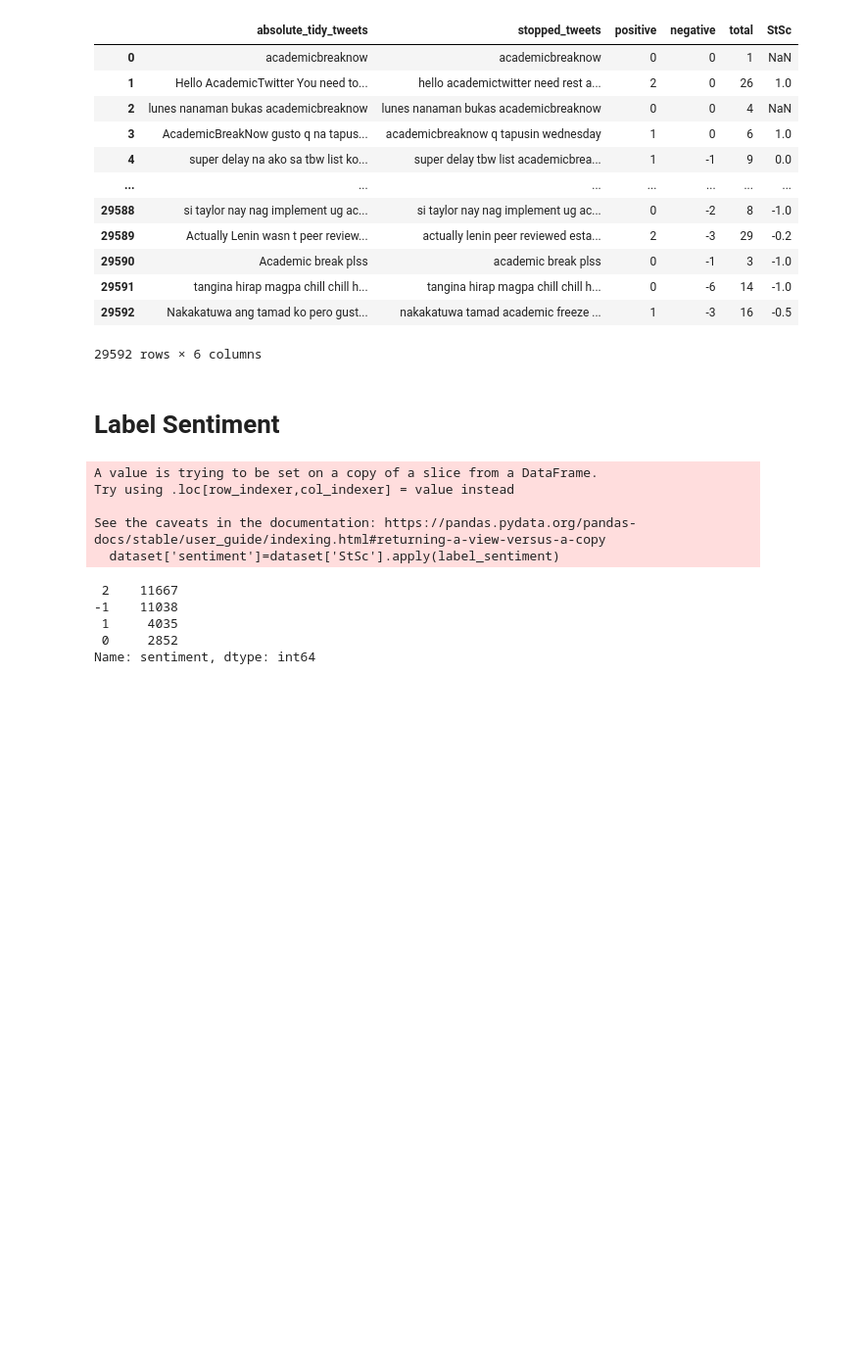
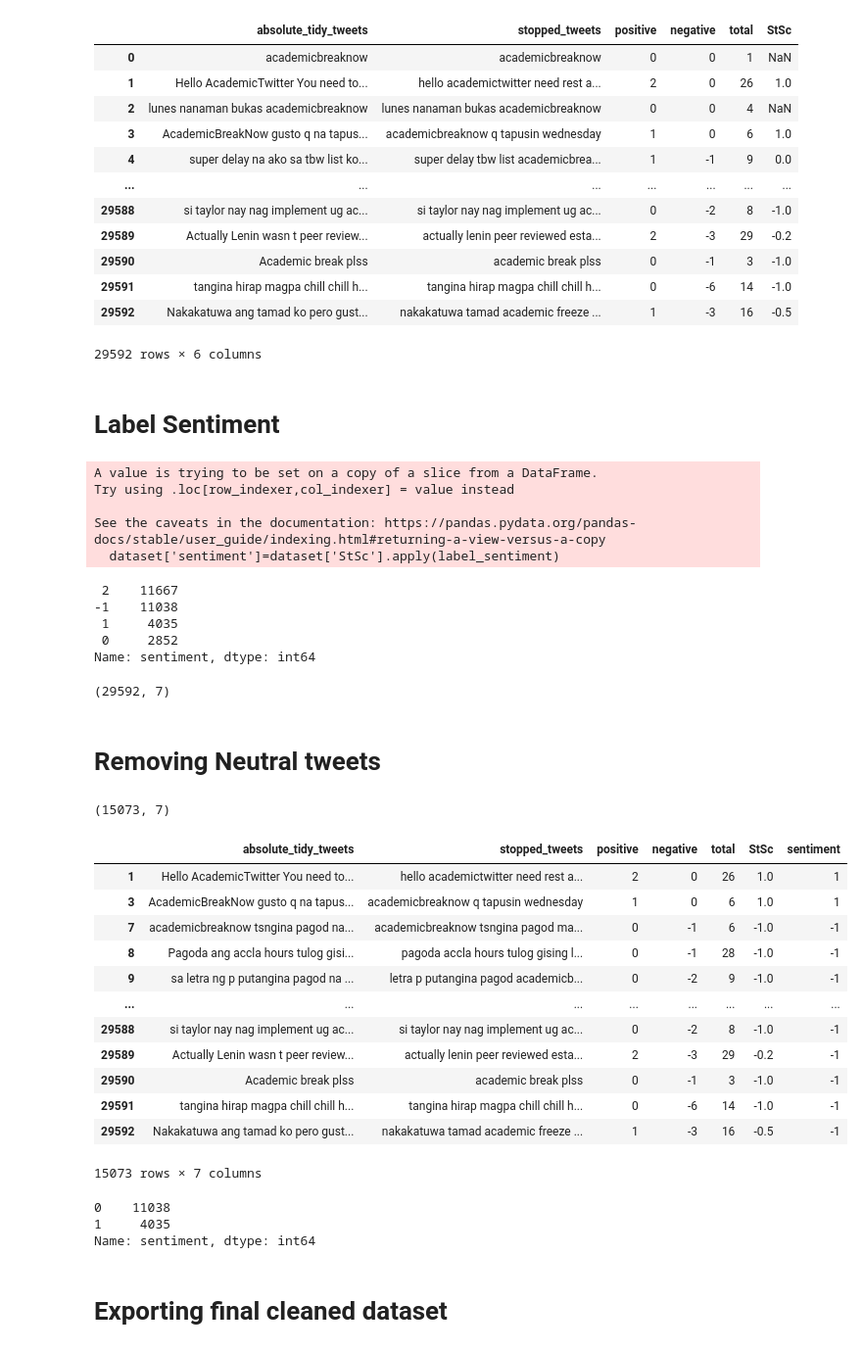
Before and after one commit to majogamit/Academic-Situation-Sentiment-Analysis, a Jupyter notebook: label_sentiments.ipynb, the cells around one changed output. Shown at 98% size. Drawn from its saved outputs; the diff is of its cells as text; code cells hidden in the pictures; blank space fills up the shorter version.

Commit message:
Remove neutral words

```diff
--- a/label_sentiments.ipynb
+++ b/label_sentiments.ipynb
@@ -231,3 +231,32 @@ dataset['sentiment'].value_counts()
  1     4035
  0     2852
 Name: sentiment, dtype: int64
+# %%
+dataset.shape
+# %% [output]
+(29592, 7)
+# %% [markdown]
+# Removing Neutral tweets
+# %%
+final_data = dataset.loc[
+    (dataset.sentiment.isin([1, -1]))]
+# %%
+final_data.shape
+# %% [output]
+(15073, 7)
+# %%
+final_data
+# %% [output]
+|  | absolute_tidy_tweets | stopped_tweets | positive | negative | total | StSc | sentiment |
+| 1 | Hello AcademicTwitter You need to... | hello academictwitter need rest a... | 2 | 0 | 26 | 1.0 | 1 |
+| 3 | AcademicBreakNow gusto q na tapus... | academicbreaknow q tapusin wednesday | 1 | 0 | 6 | 1.0 | 1 |
+| 7 | academicbreaknow tsngina pagod na... | academicbreaknow tsngina pagod ma... | 0 | -1 | 6 | -1.0 | -1 |
+| 8 | Pagoda ang accla hours tulog gisi... | pagoda accla hours tulog gising l... | 0 | -1 | 28 | -1.0 | -1 |
+| 9 | sa letra ng p putangina pagod na ... | letra p putangina pagod academicb... | 0 | -2 | 9 | -1.0 | -1 |
+| ... | ... | ... | ... | ... | ... | ... | ... |
+| 29588 | si taylor nay nag implement ug ac... | si taylor nay nag implement ug ac... | 0 | -2 | 8 | -1.0 | -1 |
+| 29589 | Actually Lenin wasn t peer review... | actually lenin peer reviewed esta... | 2 | -3 | 29 | -0.2 | -1 |
+| 29590 | Academic break plss | academic break plss | 0 | -1 | 3 | -1.0 | -1 |
+| 29591 | tangina hirap magpa chill chill h... | tangina hirap magpa chill chill h... | 0 | -6 | 14 | -1.0 | -1 |
+| 29592 | Nakakatuwa ang tamad ko pero gust... | nakakatuwa tamad academic freeze ... | 1 | -3 | 16 | -0.5 | -1 |
+15073 rows × 7 columns
@@ -233,0 +265,8 @@ Name: sentiment, dtype: int64
+# %%
+final_data['sentiment'].value_counts()
+# %% [output]
+0    11038
+1     4035
+Name: sentiment, dtype: int64
+# %% [markdown]
+# Exporting final cleaned dataset
```
Also changed, not shown: parts of 2 cells of this notebook.
